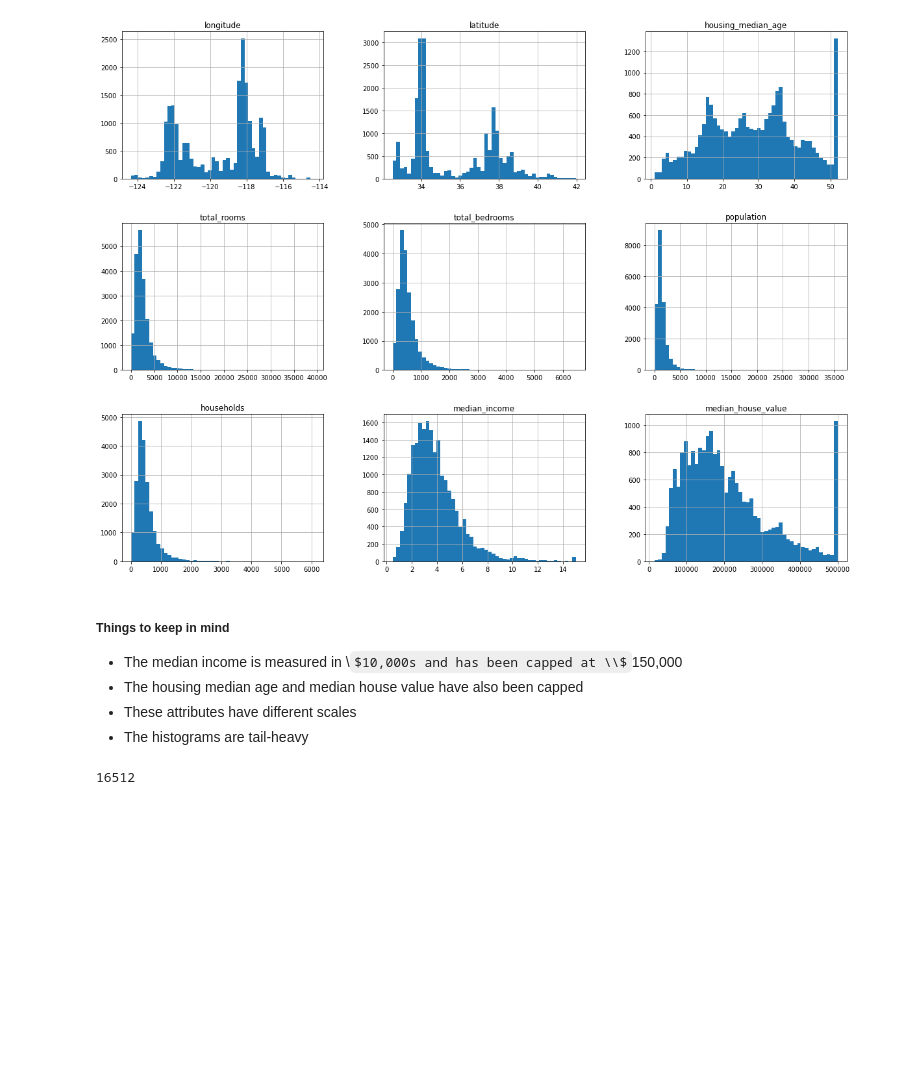
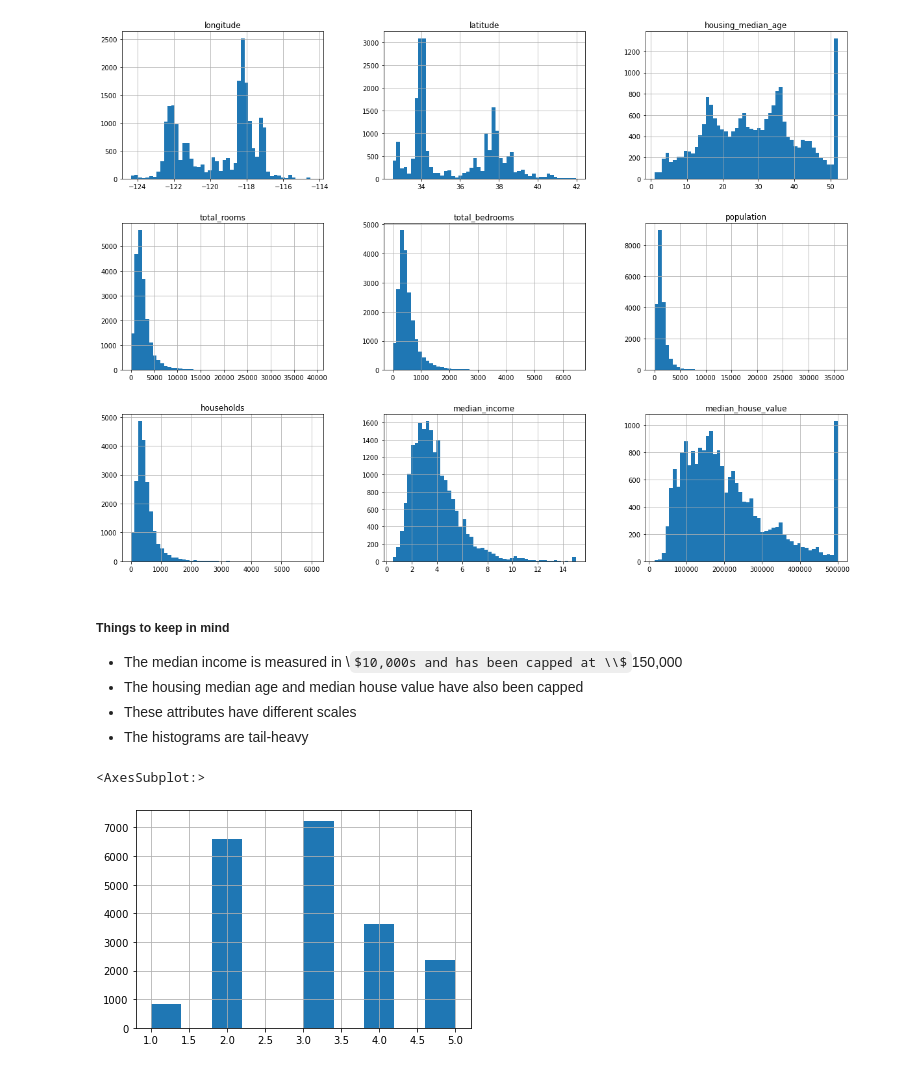
Before and after one commit to tbeachill/hands-on-machine-learning--house-prices, a Jupyter notebook: Housing_Prices_Exercise.ipynb, the cells around one changed output. Saved outputs shown, nothing was run; the diff lists cells and outputs as text; code cells hidden in the pictures; some formulas as TeX source; blank space fills up the shorter version.

```diff
--- a/Housing_Prices_Exercise.ipynb
+++ b/Housing_Prices_Exercise.ipynb
@@ -78,3 +76,14 @@ train_set, test_set = train_test_split(housing, test_size=0.2, random_state=42)
 # %%
+# Add categories to the dataframe that represent median income to allow for stratified sampling
+# Then display a histogram of the category distribution
+
+import numpy as np
+
+housing['income_cat'] = pd.cut(housing['median_income'],
+                              bins = [0., 1.5, 3.0, 4.5, 6., np.inf],
+                              labels=[1, 2, 3, 4, 5])
+
+housing['income_cat'].hist()
 # %% [output]
-16512
+<AxesSubplot:>
+[figure, added]
```
Also changed, not shown: parts of 20 cells of this notebook.
